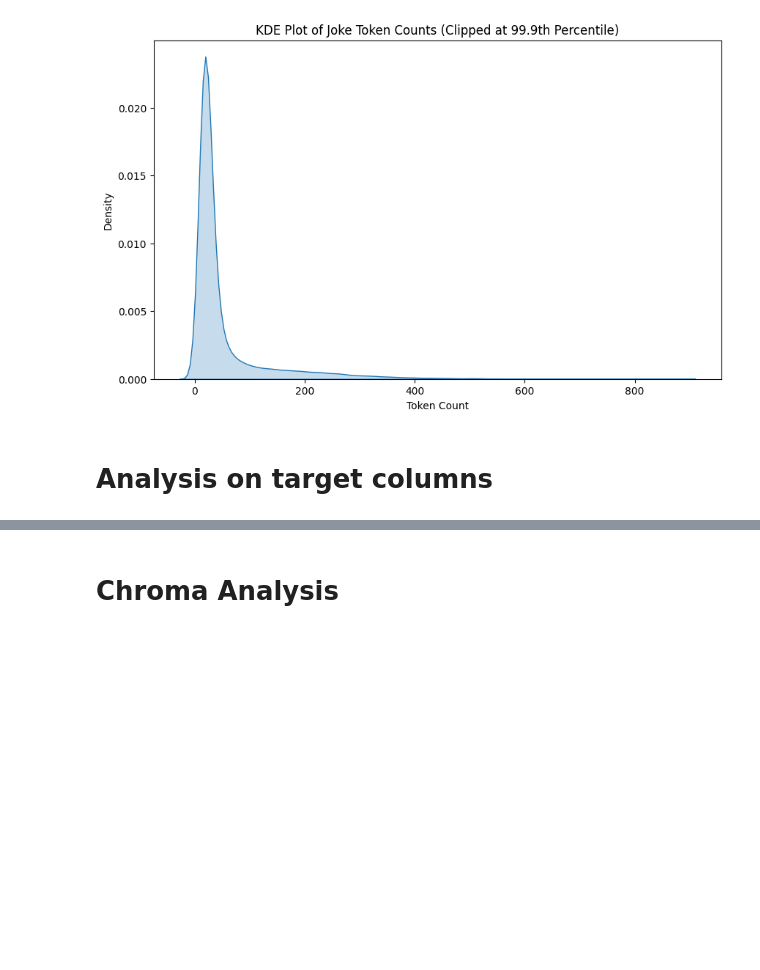
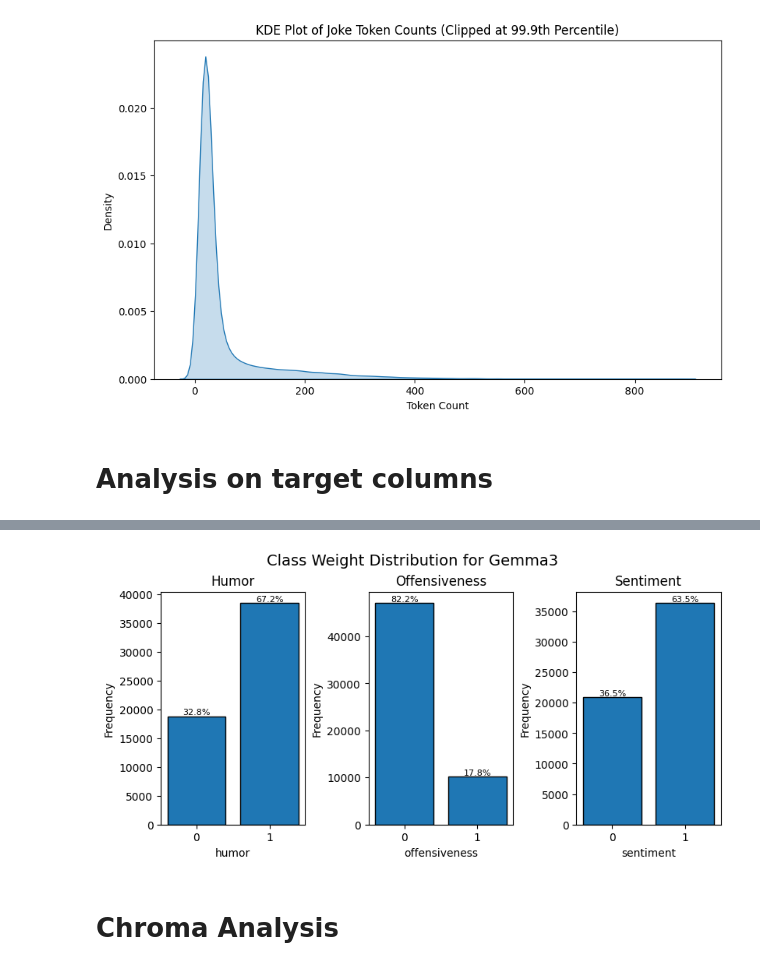
Before and after one commit to AwaleSajil/FunnyProject, a Jupyter notebook: analysing data/2_eda_discrete.ipynb, the cells around one changed output, grey strips where cells are left out. Cells and saved outputs as stored; diff of their text form; code cells hidden in the pictures; blank space fills up the shorter version.

```diff
--- a/analysing data/2_eda_discrete.ipynb
+++ b/analysing data/2_eda_discrete.ipynb
@@ -169,3 +169,26 @@ sentiment
+# %%
+import matplotlib.pyplot as plt
+
+# Assume `df` contains only the data for the one model you’re plotting
+metrics = ['humor', 'offensiveness', 'sentiment']
+
+fig, axes = plt.subplots(1, 3, figsize=(8, 4), constrained_layout=True)
+
+for ax, metric in zip(axes, metrics):
+    counts = df[metric].value_counts().sort_index()
+    ax.bar(counts.index.astype(str), counts.values, edgecolor='black')
+    ax.set_title(metric.capitalize())
+    ax.set_xlabel(metric)
+    ax.set_ylabel('Frequency')
+    # annotate percentage on each bar
+    total = counts.sum()
+    for i, v in enumerate(counts.values):
+        ax.text(i, v, f"{v/total*100:.1f}%", ha='center', va='bottom', fontsize=8)
+
+fig.suptitle('Class Weight Distribution for Gemma3', fontsize=14)
+plt.show()
+# %% [output]
+[figure, added]
 # %% [markdown]
 # Chroma Analysis
 # %%
```
Also changed, not shown: parts of 18 cells of this notebook, 2 other files.
